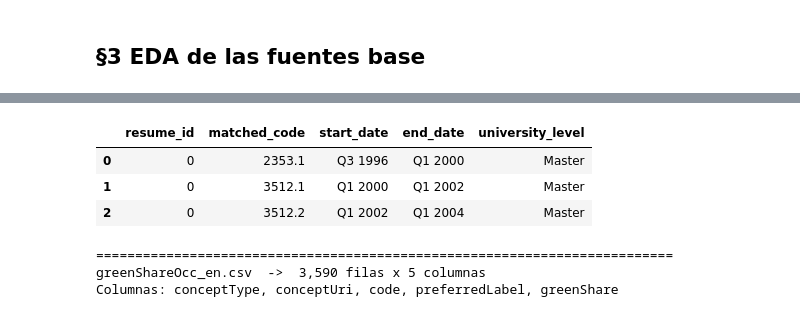
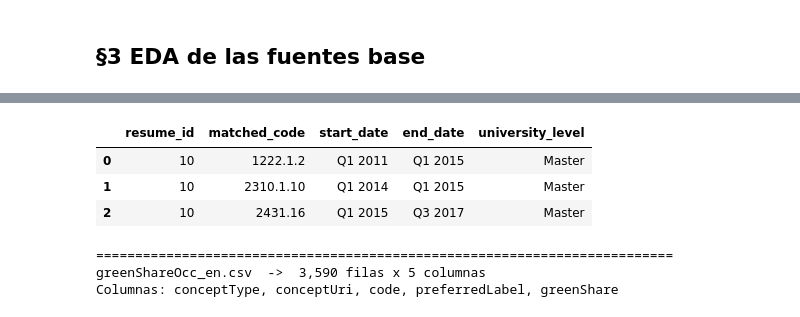
Before and after one commit to Keta787/MineriaProtect, a Jupyter notebook: notebooks/2.0_EDA_y_seleccion.ipynb, the cells around one changed output, grey strips where cells are left out. Drawn from its saved outputs; the diff is of its cells as text; code cells hidden in the pictures.

```diff
--- a/notebooks/2.0_EDA_y_seleccion.ipynb
+++ b/notebooks/2.0_EDA_y_seleccion.ipynb
@@ -73,8 +77,8 @@ Lecciones aplicadas directamente de la sesión 2:
 # %% [markdown]
 ## §3 EDA de las fuentes base
 # %%
-jh = pd.read_parquet(RAW / "JobHop_v2_train.parquet")
-print(f"JobHop_v2_train.parquet  ->  {jh.shape[0]:,} filas x {jh.shape[1]} columnas")
+jh = pd.read_csv(RAW / "JobHop_v2_val.csv", encoding="utf-8", dtype=str, keep_default_na=False, na_values=[""])
+print(f"JobHop_v2_val.csv  ->  {jh.shape[0]:,} filas x {jh.shape[1]} columnas")
 print(f"Personas (resume_id únicos)  : {jh['resume_id'].nunique():,}")
 print()
 print("Tipos que infiere pandas:")
@@ -95,9 +99,9 @@ university_level      str
 
 Primeras filas:
 |  | resume_id | matched_code | start_date | end_date | university_level |
-| 0 | 0 | 2353.1 | Q3 1996 | Q1 2000 | Master |
-| 1 | 0 | 3512.1 | Q1 2000 | Q1 2002 | Master |
-| 2 | 0 | 3512.2 | Q1 2002 | Q1 2004 | Master |
+| 0 | 10 | 1222.1.2 | Q1 2011 | Q1 2015 | Master |
+| 1 | 10 | 2310.1.10 | Q1 2014 | Q1 2015 | Master |
+| 2 | 10 | 2431.16 | Q1 2015 | Q3 2017 | Master |
 # %%
 def resumen_eda(nombre, dfx):
     print("=" * 74)
```
Also changed, not shown: parts of 8 cells of this notebook, 13 other files.
